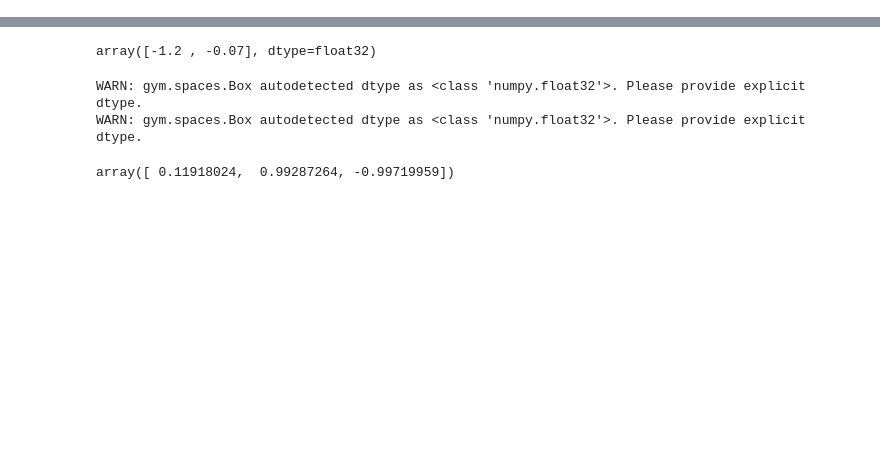
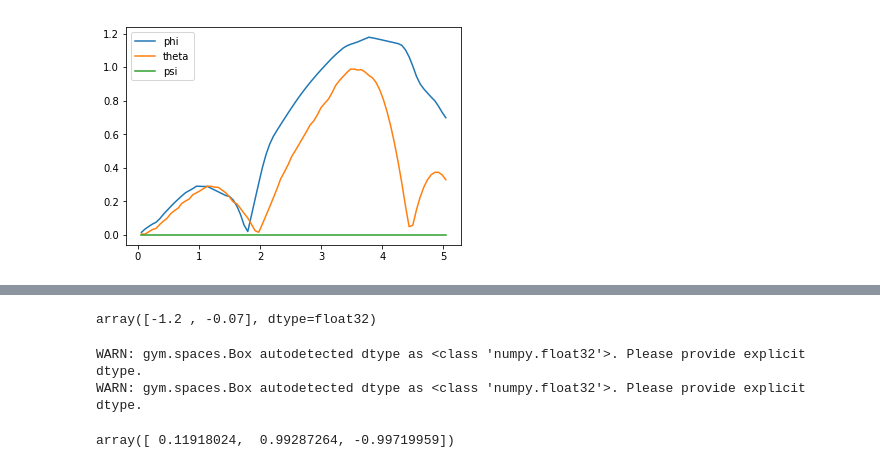
Before and after one commit to 4862837083/RL-Quadcopter-2, a Jupyter notebook: Untitled.ipynb, the cells around one changed output, grey strips where cells are left out. Cells and saved outputs as stored; diff of their text form; code cells hidden in the pictures; blank space fills up the shorter version.

```diff
--- a/Untitled.ipynb
+++ b/Untitled.ipynb
@@ -31,0 +97,9 @@ KeyboardInterrupt:
+# %%
+
+plt.plot(results['time'],np.pi - np.abs( np.array(results['phi']) - np.pi) , label='phi')
+plt.plot(results['time'],np.pi - np.abs( np.array(results['theta']) - np.pi),  label='theta')
+plt.plot(results['time'],np.pi - np.abs(  np.array(results['psi']) - np.pi), label='psi')
+plt.legend()
+_ = plt.ylim()
+# %% [output]
+[figure, added]
```
Also changed, not shown: parts of 15 cells of this notebook, 6 other files.
